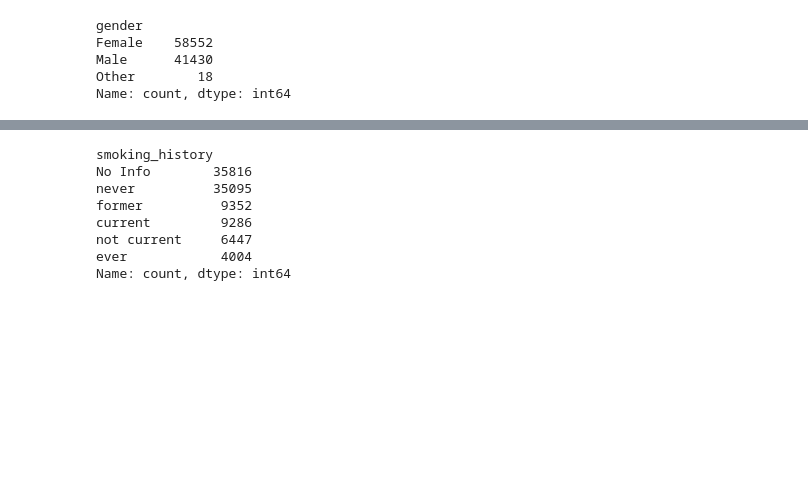
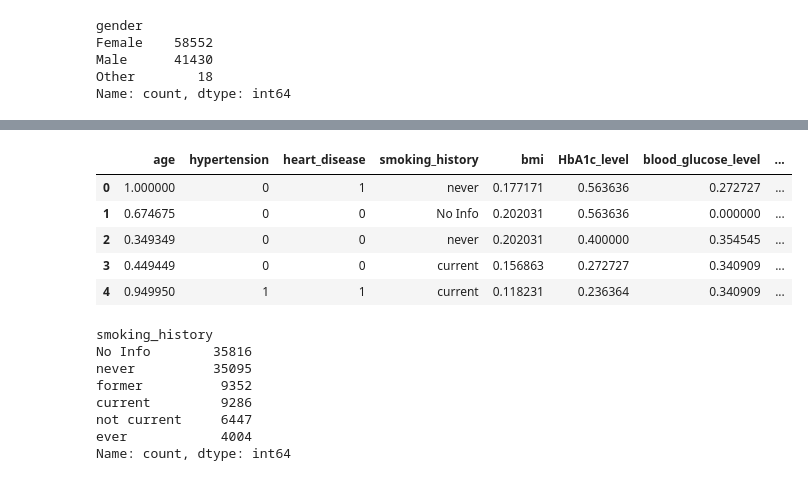
Before and after one commit to UmeshGayashan/ML_Project_Group, a Jupyter notebook: Diabetes_Risk_Prediction.ipynb, the cells around one changed output, grey strips where cells are left out. Drawn from its saved outputs; the diff is of its cells as text; code cells hidden in the pictures; blank space fills up the shorter version.

```diff
--- a/Diabetes_Risk_Prediction.ipynb
+++ b/Diabetes_Risk_Prediction.ipynb
@@ -116,3 +133,14 @@ plt.show()
+# %%
+# One-hot encode 'gender'
+df = pd.get_dummies(df, columns=['gender'], drop_first=True)
+df.head()
+# %% [output]
+|  | age | hypertension | heart_disease | smoking_history | bmi | HbA1c_level | blood_glucose_level | ... |
+| 0 | 1.000000 | 0 | 1 | never | 0.177171 | 0.563636 | 0.272727 | ... |
+| 1 | 0.674675 | 0 | 0 | No Info | 0.202031 | 0.563636 | 0.000000 | ... |
+| 2 | 0.349349 | 0 | 0 | never | 0.202031 | 0.400000 | 0.354545 | ... |
+| 3 | 0.449449 | 0 | 0 | current | 0.156863 | 0.272727 | 0.340909 | ... |
+| 4 | 0.949950 | 1 | 1 | current | 0.118231 | 0.236364 | 0.340909 | ... |
 # %%
 df['smoking_history'].value_counts()
 # %% [output]
```
Also changed, not shown: parts of 41 cells of this notebook.
